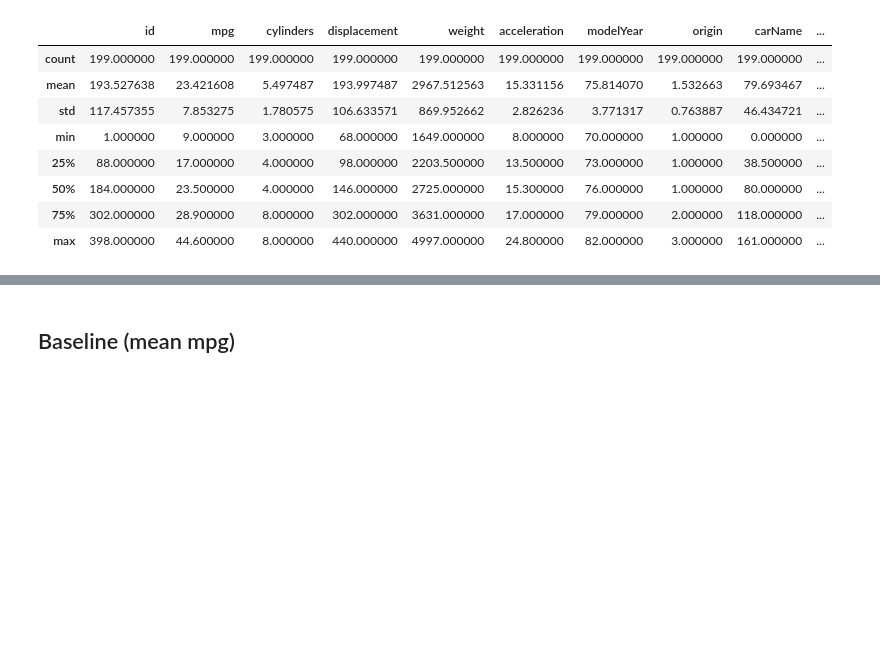
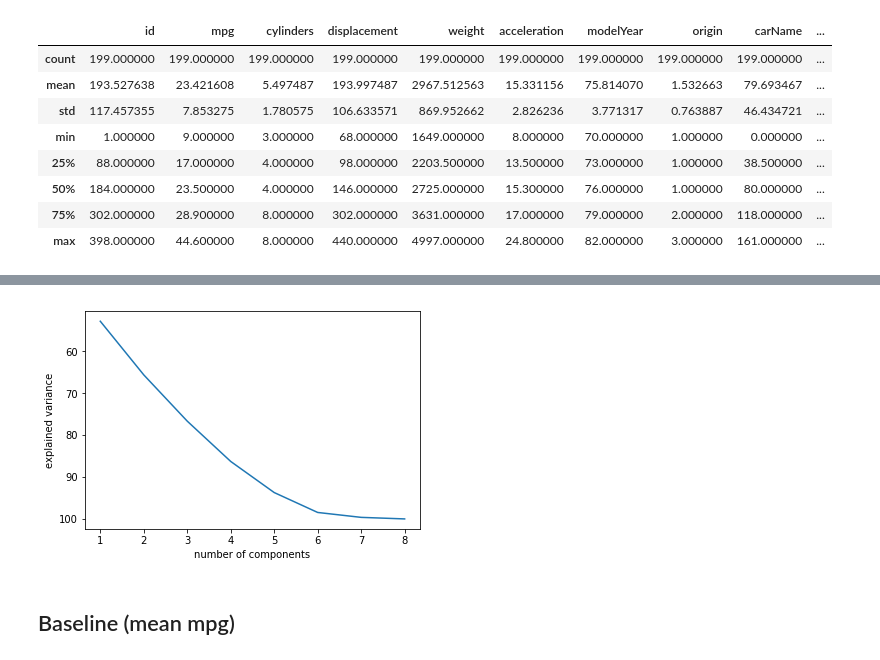
Before and after one commit to freecraver/ML-fun, a Jupyter notebook: mpg/mpg.ipynb, the cells around one changed output, grey strips where cells are left out. Drawn from its saved outputs; the diff is of its cells as text; code cells hidden in the pictures; blank space fills up the shorter version.

```diff
--- a/mpg/mpg.ipynb
+++ b/mpg/mpg.ipynb
@@ -135,3 +135,14 @@ array([ 53.27,  68.92,  79.15,  87.01,  93.28,  97.16,  99.04,  99.7 ,
+# %%
+import matplotlib.pyplot as plt
+x_coord = [i+1 for i in range (len(cs))]
+plt.plot(x_coord,cs)
+plt.gca().invert_yaxis()
+plt.xlabel("number of components")
+plt.ylabel("explained variance")
+plt.savefig('pc_mpg.png')
+plt.show()
+# %% [output]
+[figure, added]
 # %% [markdown]
 ## Baseline (mean mpg)
 # %%
```
Also changed, not shown: parts of 23 cells of this notebook, 1 other file.
